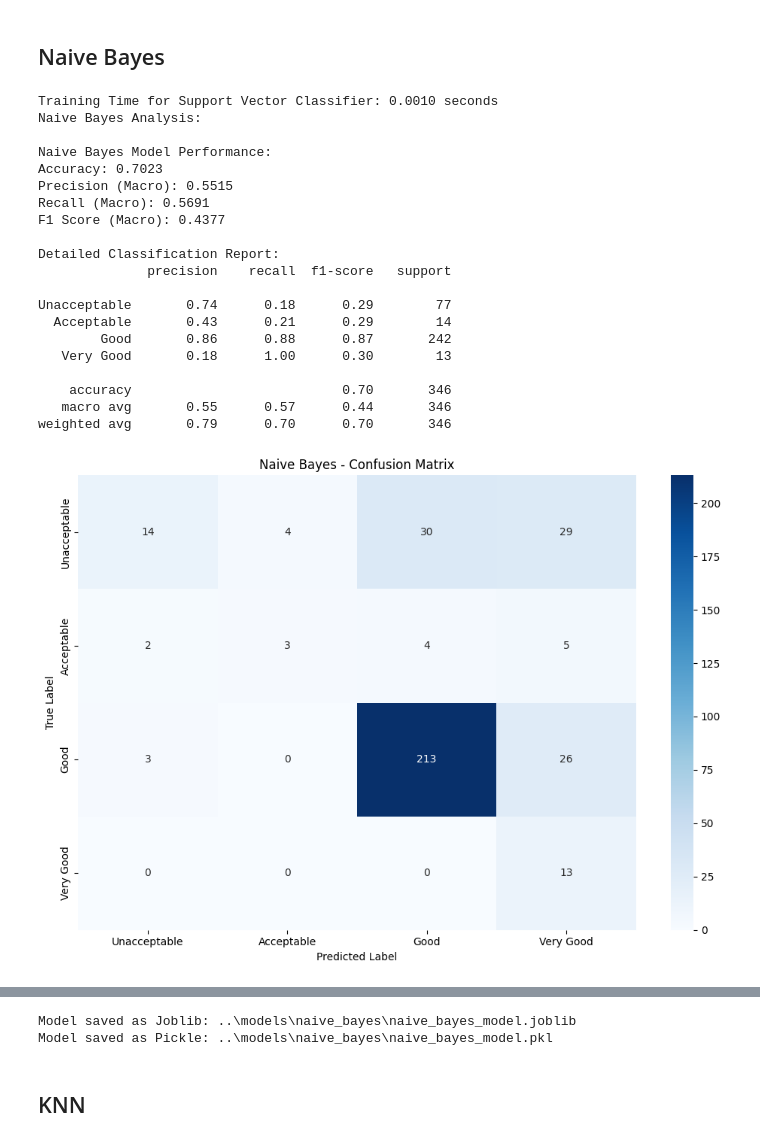
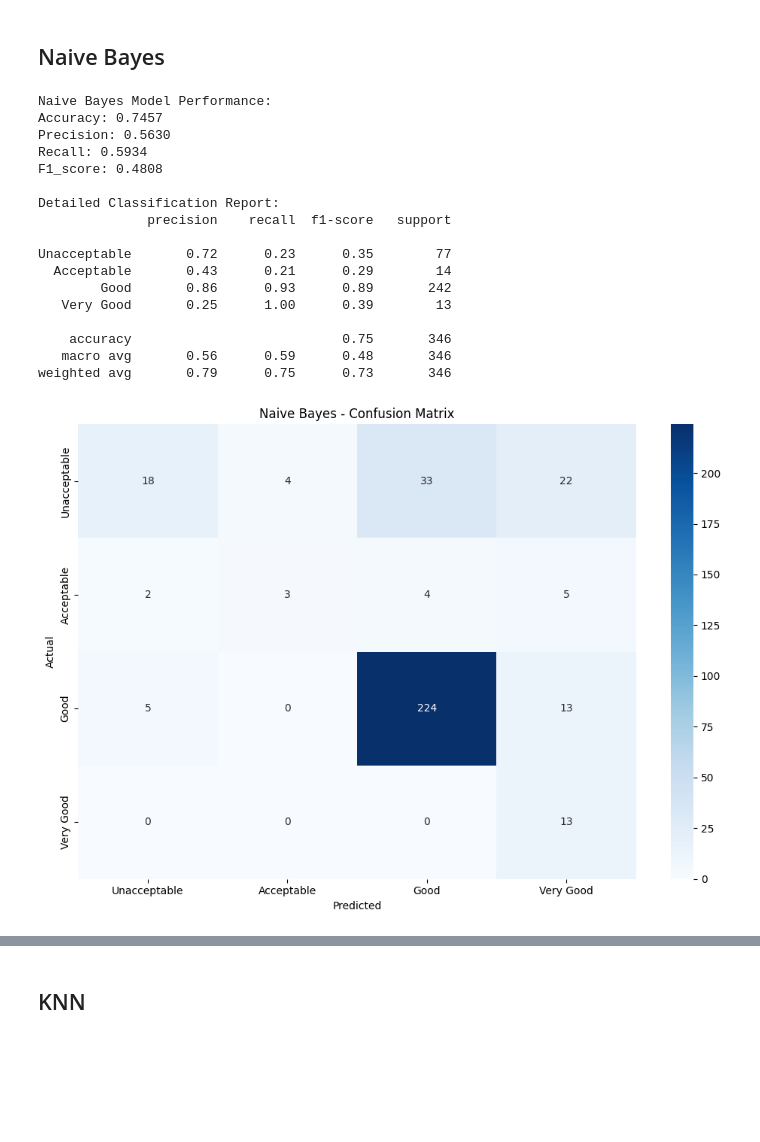
Before and after one commit to jovanovic-djo/car-value-score-prediction, a Jupyter notebook: notebooks/model_training.ipynb, the cells around one changed output, grey strips where cells are left out. Cells and saved outputs as stored; diff of their text form; code cells hidden in the pictures; blank space fills up the shorter version.

Commit message:
update naive bayes

```diff
--- a/notebooks/model_training.ipynb
+++ b/notebooks/model_training.ipynb
@@ -585,49 +585,59 @@ def plot_naive_bayes_feature_importance(model, X, y, feature_names, model_name):
 # %%
 # Train Naive Bayes Model
 nb_model = GaussianNB()
 
-# Measure training time
-start_time = time.time()
-nb_model.fit(X_train_scaled, y_train)
-end_time = time.time()
+nb_results = train_and_evaluate_model(
+    model=nb_model,
+    X_train=X_train_scaled,
+    X_test=X_test_scaled,
+    y_train=y_train,
+    y_test=y_test,
+    model_name='Naive Bayes',
+    param_grid=model_configs['Naive Bayes']['param_grid'],
+    feature_names=feature_names,
+    class_names=class_names
+)
 
-# Calculate training duration
-nb_training_duration = end_time - start_time
-print(f"\nTraining Time for Support Vector Classifier: {nb_training_duration:.4f} seconds")
 
-# Evaluate Naive Bayes
-print("Naive Bayes Analysis:")
-nb_metrics = evaluate_model(nb_model, X_test_scaled, y_test, 'Naive Bayes')
+# # Measure training time
+# start_time = time.time()
+# nb_model.fit(X_train_scaled, y_train)
+# end_time = time.time()
+
+# # Calculate training duration
+# nb_training_duration = end_time - start_time
+# print(f"\nTraining Time for Support Vector Classifier: {nb_training_duration:.4f} seconds")
+
+# # Evaluate Naive Bayes
+# print("Naive Bayes Analysis:")
+# nb_metrics = evaluate_model(nb_model, X_test_scaled, y_test, 'Naive Bayes')
 
 # Plot Naive Bayes Feature Importance
 plot_naive_bayes_feature_importance(
     nb_model,
     X_train_scaled,
     y_train,
     feature_names,
     'Naive Bayes'
 )
 
-save_model(nb_model, "naive_bayes")
+# save_model(nb_model, "naive_bayes")
 # %% [output]
-Training Time for Support Vector Classifier: 0.0010 seconds
-Naive Bayes Analysis:
-
 Naive Bayes Model Performance:
-Accuracy: 0.7023
-Precision (Macro): 0.5515
-Recall (Macro): 0.5691
-F1 Score (Macro): 0.4377
+Accuracy: 0.7457
+Precision: 0.5630
+Recall: 0.5934
+F1_score: 0.4808
 
 Detailed Classification Report:
               precision    recall  f1-score   support
 
-Unacceptable       0.74      0.18      0.29        77
+Unacceptable       0.72      0.23      0.35        77
   Acceptable       0.43      0.21      0.29        14
-        Good       0.86      0.88      0.87       242
-   Very Good       0.18      1.00      0.30        13
+        Good       0.86      0.93      0.89       242
+   Very Good       0.25      1.00      0.39        13
 
-    accuracy                           0.70       346
-   macro avg       0.55      0.57      0.44       346
-weighted avg       0.79      0.70      0.70       346
+    accuracy                           0.75       346
+   macro avg       0.56      0.59      0.48       346
+weighted avg       0.79      0.75      0.73       346
-[figure, old version]
+[figure, new version]
@@ -635,5 +644,3 @@ weighted avg       0.79      0.70      0.70       346
-Model saved as Joblib: ..\models\naive_bayes\naive_bayes_model.joblib
-Model saved as Pickle: ..\models\naive_bayes\naive_bayes_model.pkl
 # %% [markdown]
 ## KNN
 # %%
```
Also changed, not shown: parts of 1 cell of this notebook, 1 other file.
